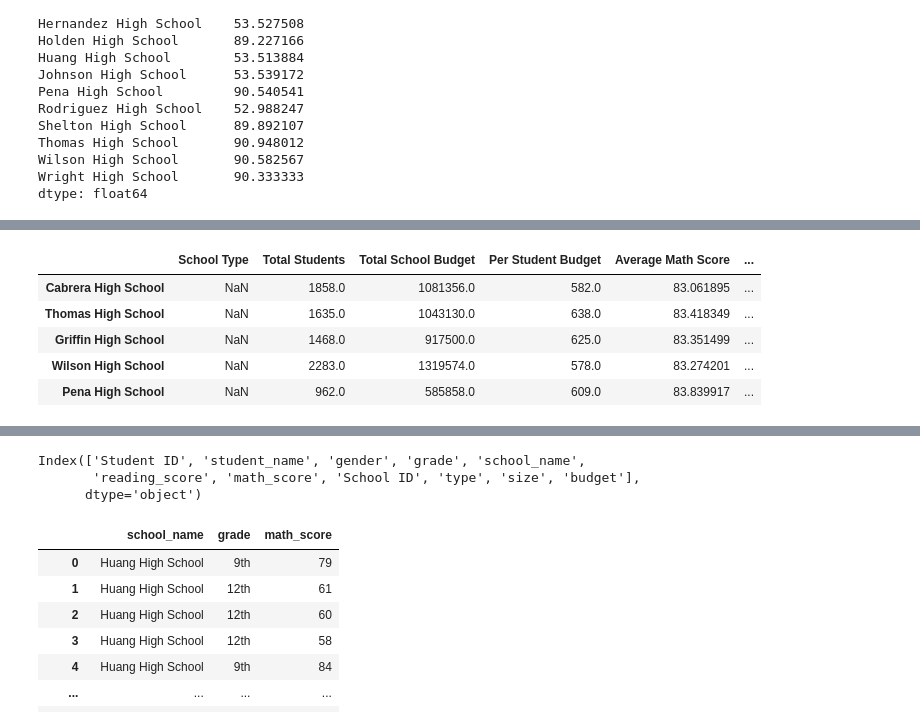
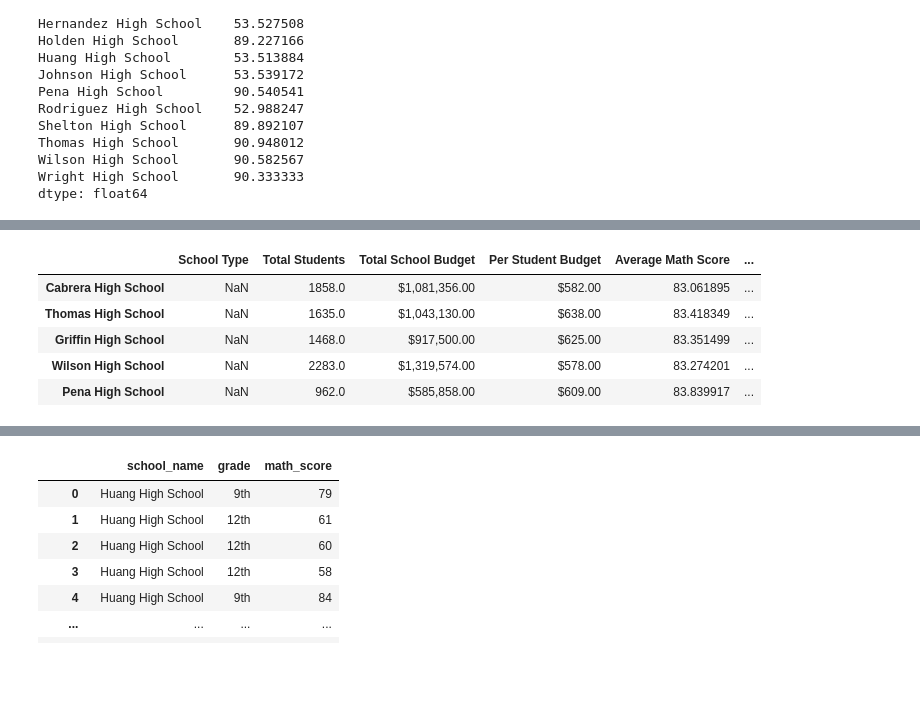
Before and after one commit to rchascall/pandas-challenge, a Jupyter notebook: PyCitySchools/PyCitySchools.ipynb, the cells around one changed output, grey strips where cells are left out. Drawn from its saved outputs; the diff is of its cells as text; code cells hidden in the pictures; blank space fills up the shorter version.

```diff
--- a/PyCitySchools/PyCitySchools.ipynb
+++ b/PyCitySchools/PyCitySchools.ipynb
@@ -97,12 +101,3 @@ pd.DataFrame(grouped_school_summary_df.size().reset_index(name="Total Students")
 | 12 | Thomas High School | Charter | 1635 |
 | 13 | Wilson High School | Charter | 2283 |
 | 14 | Wright High School | Charter | 1800 |
-# %%
-# Can I group or summarize by school name and type?
-
-school_name = school_data_combined_df["school_name"]
-school_type = school_data_combined_df["type"]
-
-
-school_summ_df = pd.DataFrame({"School Name": school_name, "School Type": school_type, "Total Students": student_count})
-school_summ_df
@@ -123,3 +103,0 @@ school_summ_df
-# %%
-per_school_type = school_data_combined_df.set_index(["school_name"])["type"]
-per_school_type
@@ -409,18 +372,23 @@ overall_school_summary_df
 # %%
 # School Summary Top Performing
 overall_school_summary_df = pd.DataFrame({"School Type": school_type, "Total Students": per_school_total_students, "Total School Budget": per_school_budget,
                                 "Per Student Budget": per_school_capita, "Average Math Score": avg_math_score, "Average Reading Score": avg_reading_score,
                                 "% Passing Math": per_school_overall_passing_math, "% Passing Reading": per_school_overall_passing_reading,
                                 "% Overall Passing": overall_passing_pct
                                 })
+
+# Format Columns using Map
+overall_school_summary_df["Total School Budget"] = overall_school_summary_df["Total School Budget"].map("${:,.2f}".format)
+overall_school_summary_df["Per Student Budget"] = overall_school_summary_df["Per Student Budget"].map("${:,.2f}".format)
+
 overall_school_summary_df.sort_values(by="% Overall Passing", ascending=False).head(5)
 # %% [output]
 |  | School Type | Total Students | Total School Budget | Per Student Budget | Average Math Score | ... |
-| Cabrera High School | NaN | 1858.0 | 1081356.0 | 582.0 | 83.061895 | ... |
-| Thomas High School | NaN | 1635.0 | 1043130.0 | 638.0 | 83.418349 | ... |
-| Griffin High School | NaN | 1468.0 | 917500.0 | 625.0 | 83.351499 | ... |
-| Wilson High School | NaN | 2283.0 | 1319574.0 | 578.0 | 83.274201 | ... |
-| Pena High School | NaN | 962.0 | 585858.0 | 609.0 | 83.839917 | ... |
+| Cabrera High School | NaN | 1858.0 | $1,081,356.00 | $582.00 | 83.061895 | ... |
+| Thomas High School | NaN | 1635.0 | $1,043,130.00 | $638.00 | 83.418349 | ... |
+| Griffin High School | NaN | 1468.0 | $917,500.00 | $625.00 | 83.351499 | ... |
+| Wilson High School | NaN | 2283.0 | $1,319,574.00 | $578.00 | 83.274201 | ... |
+| Pena High School | NaN | 962.0 | $585,858.00 | $609.00 | 83.839917 | ... |
 # %%
 # School Summary Bottom Performing
 #overall_school_summary_df.loc[:, "Total School Budget"] = '$' + overall_school_summary_df["Total School Budget"].map('{:,.2f}'.format)
@@ -440,12 +408,6 @@ overall_school_summary_df.sort_values(by="% Overall Passing", ascending=False).i
 | Huang High School | 2917 | 1910635.0 | 655.0 | 76.629414 | 81.182722 | ... |
 | Hernandez High School | 4635 | 3022020.0 | 652.0 | 77.289752 | 80.934412 | ... |
 | Johnson High School | 4761 | 3094650.0 | 650.0 | 77.072464 | 80.966394 | ... |
-# %%
-school_data_combined_df.columns
-# %% [output]
-Index(['Student ID', 'student_name', 'gender', 'grade', 'school_name',
-       'reading_score', 'math_score', 'School ID', 'type', 'size', 'budget'],
-      dtype='object')
 # %%
 # Math Scores by Grade - Remove Unnecessary Columns
 math_score_reduced_df = school_data_combined_df[["school_name", "grade", "math_score"]]
```
Also changed, not shown: parts of 11 cells of this notebook.
